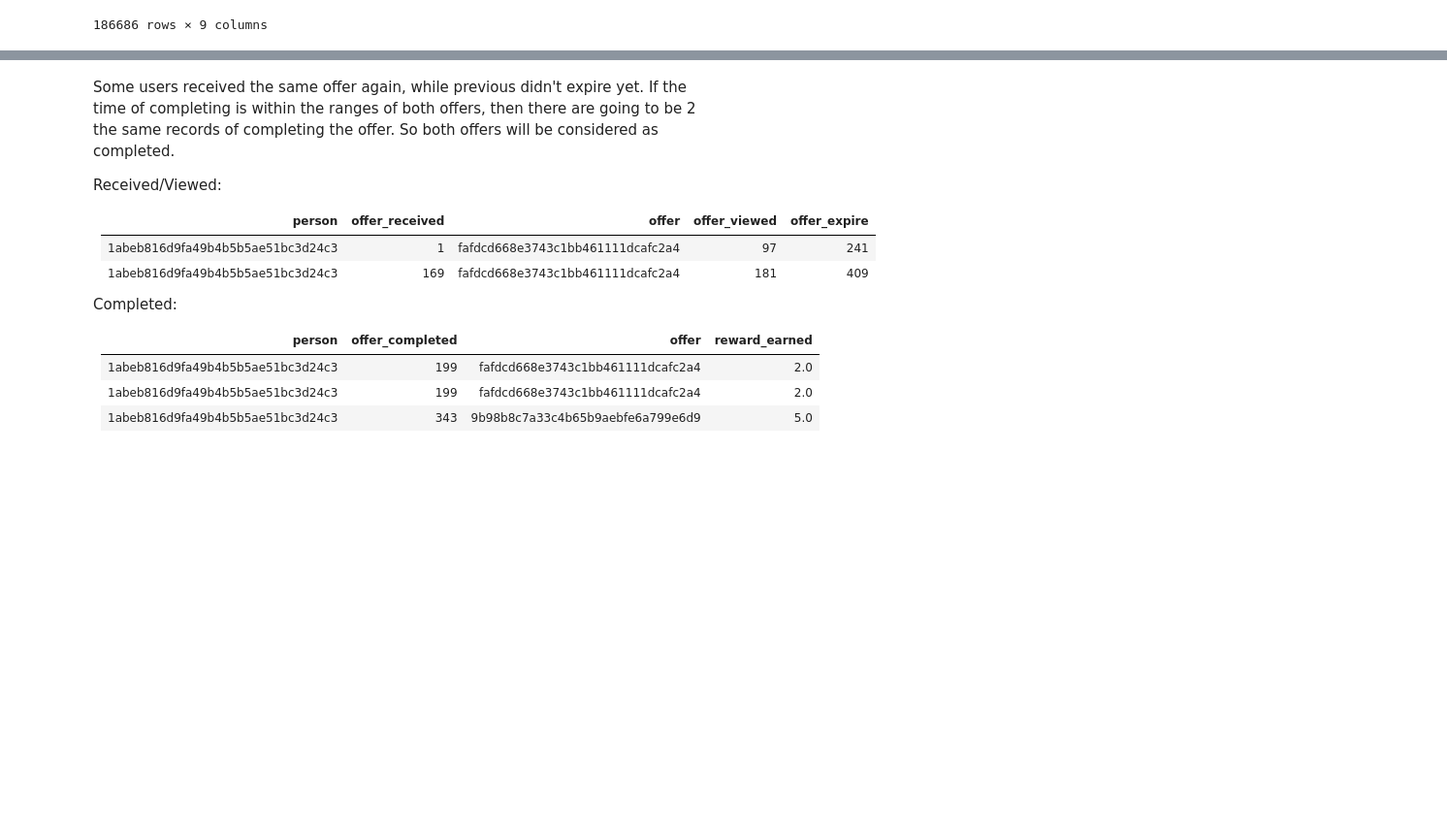
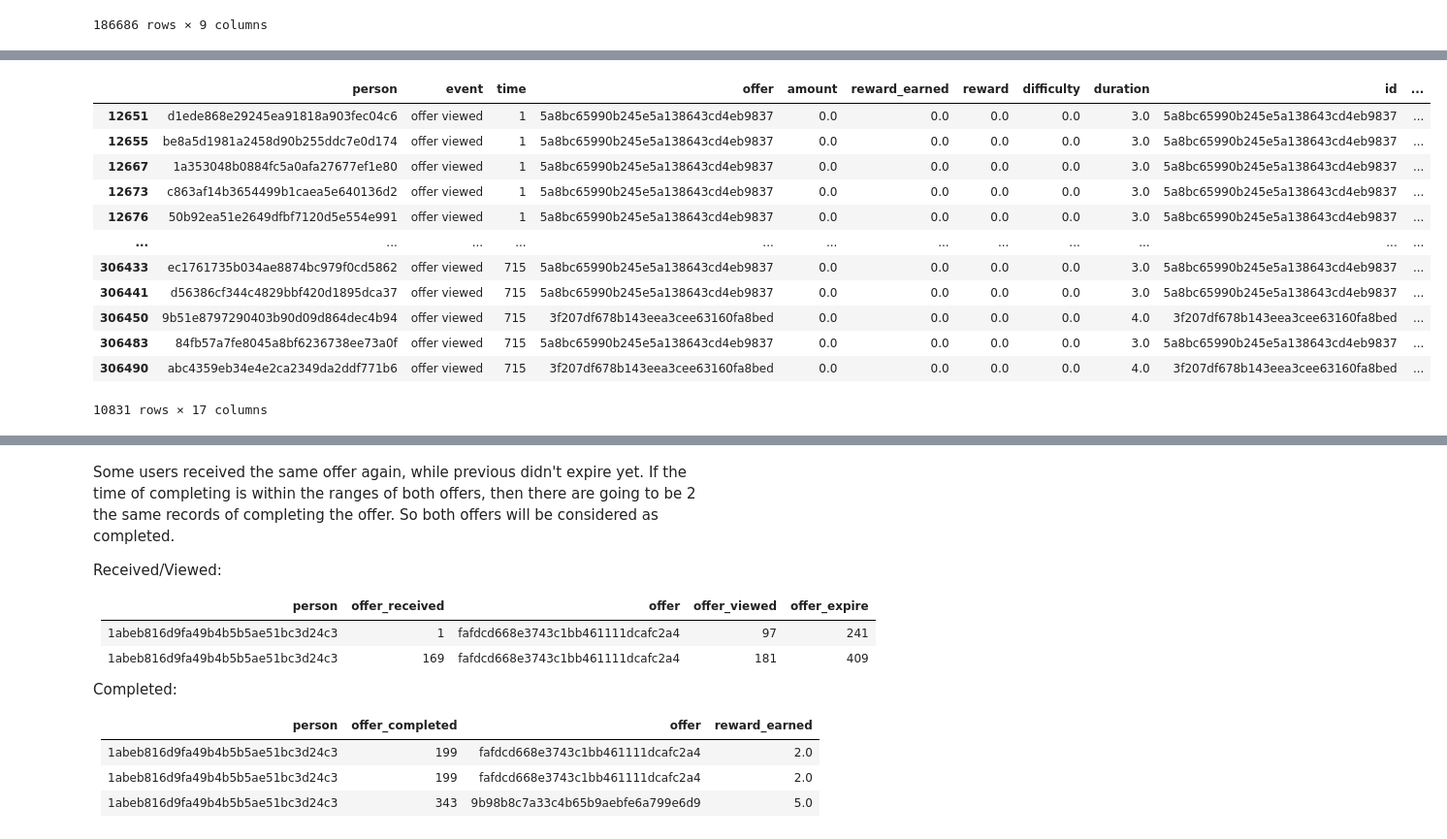
Before and after one commit to natashk/Starbucks-Capstone, a Jupyter notebook: Starbucks_Capstone_notebook.ipynb, the cells around one changed output, grey strips where cells are left out. Shown at 97% size. Saved outputs shown, nothing was run; the diff lists cells and outputs as text; code cells hidden in the pictures; blank space fills up the shorter version.

```diff
--- a/Starbucks_Capstone_notebook.ipynb
+++ b/Starbucks_Capstone_notebook.ipynb
@@ -1020,0 +1523,16 @@ combined_df
+# %%
+new_transactions2[(new_transactions2['informational']==1) & (new_transactions2['event']=='offer viewed')]
+# %% [output]
+|  | person | event | time | offer | amount | reward_earned | reward | difficulty | duration | id | ... |
+| 12651 | d1ede868e29245ea91818a903fec04c6 | offer viewed | 1 | 5a8bc65990b245e5a138643cd4eb9837 | 0.0 | 0.0 | 0.0 | 0.0 | 3.0 | 5a8bc65990b245e5a138643cd4eb9837 | ... |
+| 12655 | be8a5d1981a2458d90b255ddc7e0d174 | offer viewed | 1 | 5a8bc65990b245e5a138643cd4eb9837 | 0.0 | 0.0 | 0.0 | 0.0 | 3.0 | 5a8bc65990b245e5a138643cd4eb9837 | ... |
+| 12667 | 1a353048b0884fc5a0afa27677ef1e80 | offer viewed | 1 | 5a8bc65990b245e5a138643cd4eb9837 | 0.0 | 0.0 | 0.0 | 0.0 | 3.0 | 5a8bc65990b245e5a138643cd4eb9837 | ... |
+| 12673 | c863af14b3654499b1caea5e640136d2 | offer viewed | 1 | 5a8bc65990b245e5a138643cd4eb9837 | 0.0 | 0.0 | 0.0 | 0.0 | 3.0 | 5a8bc65990b245e5a138643cd4eb9837 | ... |
+| 12676 | 50b92ea51e2649dfbf7120d5e554e991 | offer viewed | 1 | 5a8bc65990b245e5a138643cd4eb9837 | 0.0 | 0.0 | 0.0 | 0.0 | 3.0 | 5a8bc65990b245e5a138643cd4eb9837 | ... |
+| ... | ... | ... | ... | ... | ... | ... | ... | ... | ... | ... | ... |
+| 306433 | ec1761735b034ae8874bc979f0cd5862 | offer viewed | 715 | 5a8bc65990b245e5a138643cd4eb9837 | 0.0 | 0.0 | 0.0 | 0.0 | 3.0 | 5a8bc65990b245e5a138643cd4eb9837 | ... |
+| 306441 | d56386cf344c4829bbf420d1895dca37 | offer viewed | 715 | 5a8bc65990b245e5a138643cd4eb9837 | 0.0 | 0.0 | 0.0 | 0.0 | 3.0 | 5a8bc65990b245e5a138643cd4eb9837 | ... |
+| 306450 | 9b51e8797290403b90d09d864dec4b94 | offer viewed | 715 | 3f207df678b143eea3cee63160fa8bed | 0.0 | 0.0 | 0.0 | 0.0 | 4.0 | 3f207df678b143eea3cee63160fa8bed | ... |
+| 306483 | 84fb57a7fe8045a8bf6236738ee73a0f | offer viewed | 715 | 5a8bc65990b245e5a138643cd4eb9837 | 0.0 | 0.0 | 0.0 | 0.0 | 3.0 | 5a8bc65990b245e5a138643cd4eb9837 | ... |
+| 306490 | abc4359eb34e4e2ca2349da2ddf771b6 | offer viewed | 715 | 3f207df678b143eea3cee63160fa8bed | 0.0 | 0.0 | 0.0 | 0.0 | 4.0 | 3f207df678b143eea3cee63160fa8bed | ... |
+10831 rows × 17 columns
```
Also changed, not shown: parts of 63 cells of this notebook.
